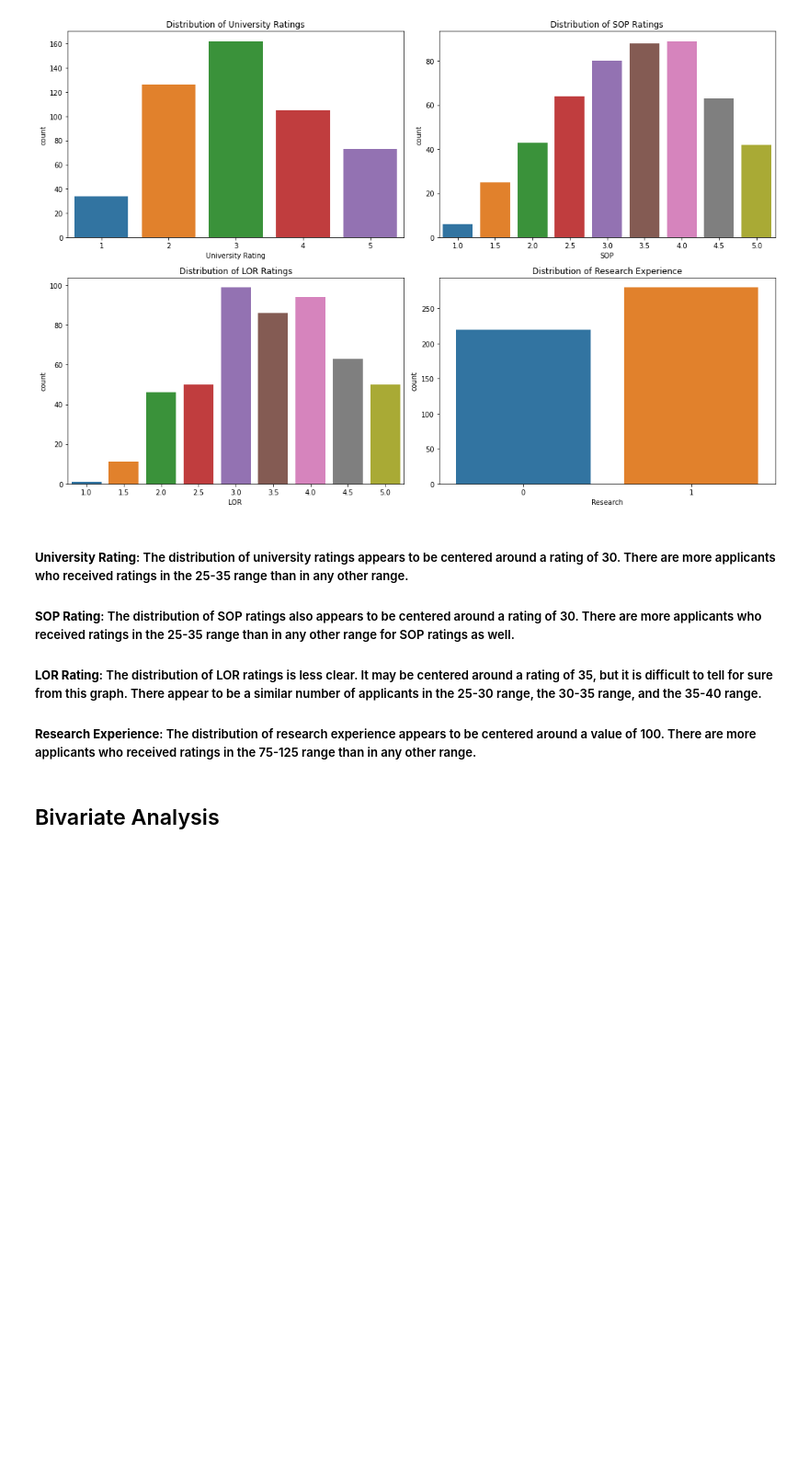
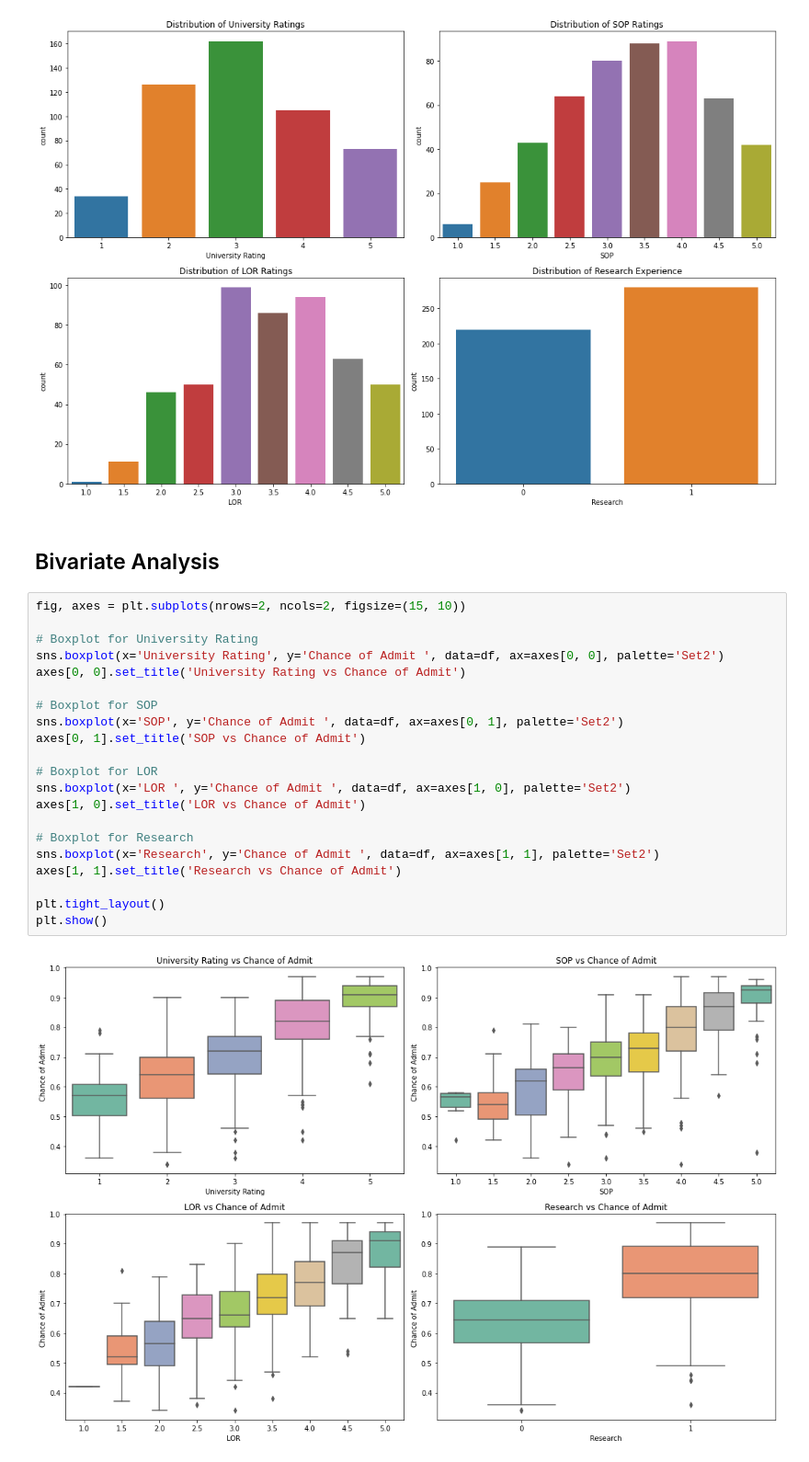
Before and after one commit to atomikkus/sql-projects, a Jupyter notebook: Jamboree/Jamboree_LogR.ipynb, the cells around one changed output. Shown at 92% size. Cells and saved outputs as stored; diff of their text form; blank space fills up the shorter version.

```diff
--- a/Jamboree/Jamboree_LogR.ipynb
+++ b/Jamboree/Jamboree_LogR.ipynb
@@ -85,10 +85,28 @@ plt.tight_layout()
 plt.show()
 # %% [output]
 [figure]
-# %% [markdown]
-##### **University Rating**: The distribution of university ratings appears to be centered around a rating of 30. There are more applicants who received ratings in the 25-35 range than in any other range.
-##### **SOP Rating**: The distribution of SOP ratings also appears to be centered around a rating of 30. There are more applicants who received ratings in the 25-35 range than in any other range for SOP ratings as well.
-##### **LOR Rating**: The distribution of LOR ratings is less clear. It may be centered around a rating of 35, but it is difficult to tell for sure from this graph. There appear to be a similar number of applicants in the 25-30 range, the 30-35 range, and the 35-40 range.
-##### **Research Experience**: The distribution of research experience appears to be centered around a value of 100. There are more applicants who received ratings in the 75-125 range than in any other range.
 # %% [markdown]
 ## Bivariate Analysis
+# %%
+fig, axes = plt.subplots(nrows=2, ncols=2, figsize=(15, 10))
+
+# Boxplot for University Rating
+sns.boxplot(x='University Rating', y='Chance of Admit ', data=df, ax=axes[0, 0], palette='Set2')
+axes[0, 0].set_title('University Rating vs Chance of Admit')
+
+# Boxplot for SOP
+sns.boxplot(x='SOP', y='Chance of Admit ', data=df, ax=axes[0, 1], palette='Set2')
+axes[0, 1].set_title('SOP vs Chance of Admit')
+
+# Boxplot for LOR
+sns.boxplot(x='LOR ', y='Chance of Admit ', data=df, ax=axes[1, 0], palette='Set2')
+axes[1, 0].set_title('LOR vs Chance of Admit')
+
+# Boxplot for Research
+sns.boxplot(x='Research', y='Chance of Admit ', data=df, ax=axes[1, 1], palette='Set2')
+axes[1, 1].set_title('Research vs Chance of Admit')
+
+plt.tight_layout()
+plt.show()
+# %% [output]
+[figure, added]
```
Also changed, not shown: parts of 2 cells of this notebook, 1 other file.
